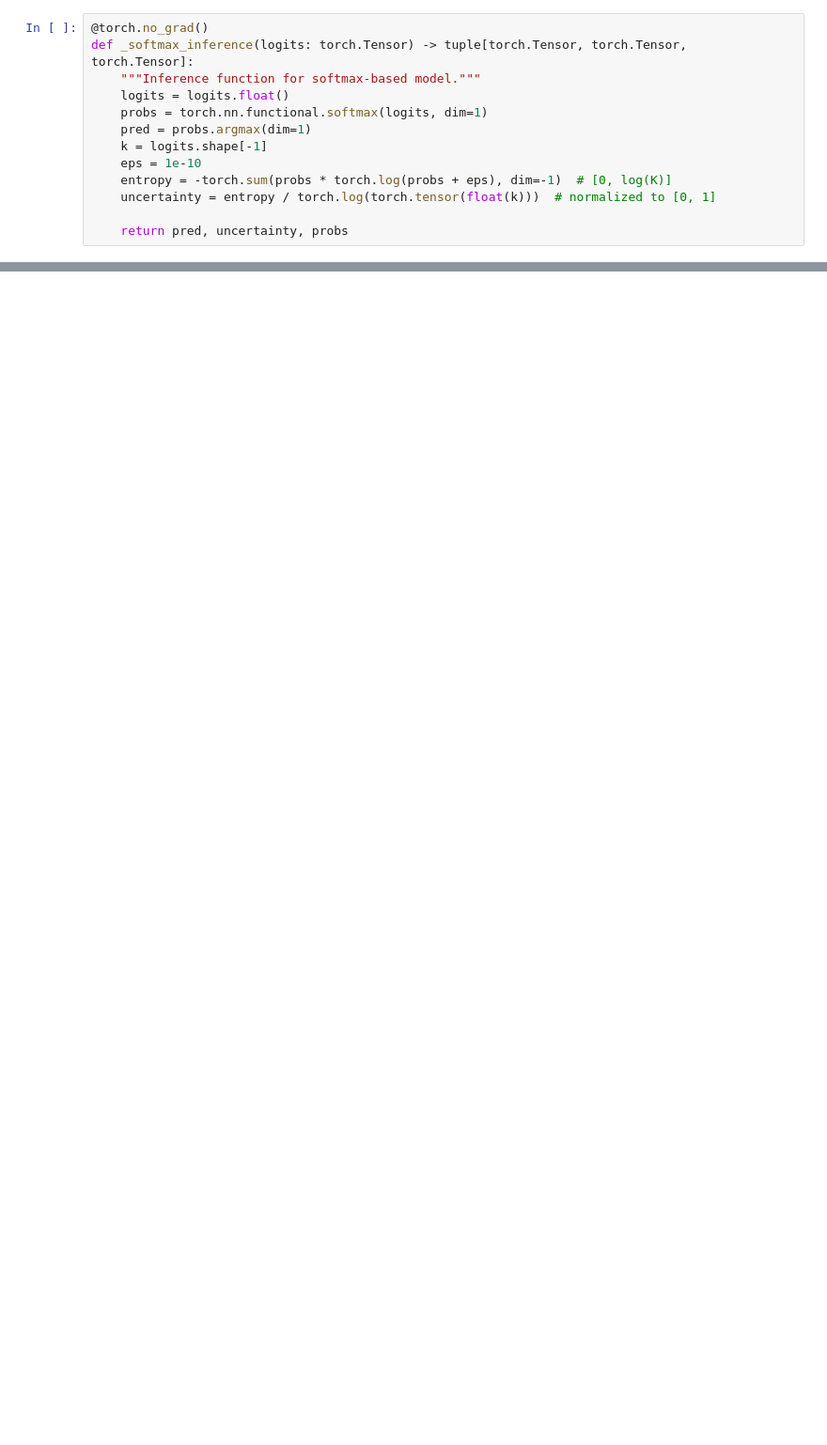
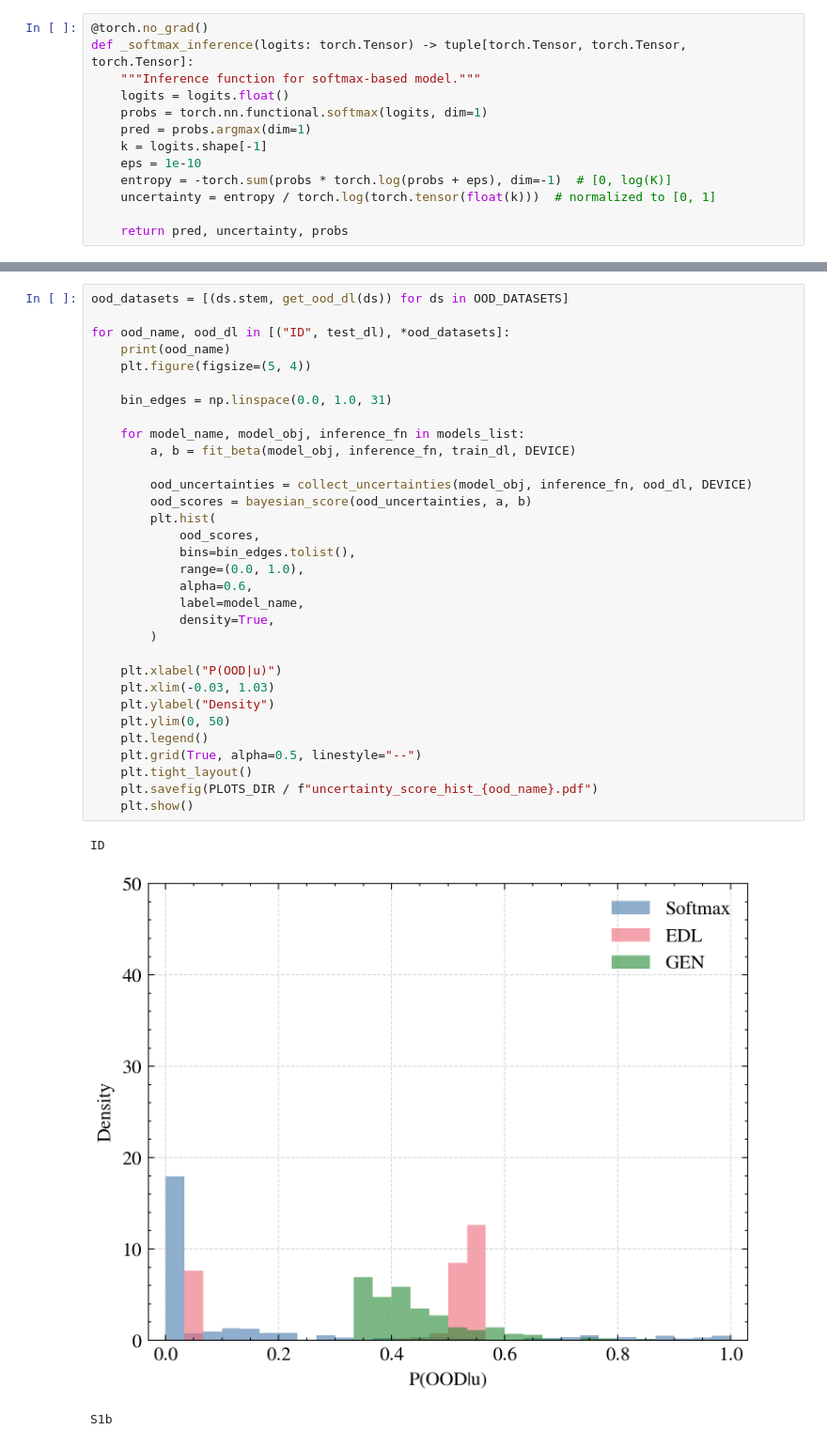
Before and after one commit to LucaCtt/csi-vae, a Jupyter notebook: notebooks/edl.ipynb, the cells around one changed output, grey strips where cells are left out. Shown at 94% size. Cells and saved outputs as stored; diff of their text form; blank space fills up the shorter version.

```diff
--- a/notebooks/edl.ipynb
+++ b/notebooks/edl.ipynb
@@ -364,0 +421,36 @@ def kde_fit(
+# %%
+ood_datasets = [(ds.stem, get_ood_dl(ds)) for ds in OOD_DATASETS]
+
+for ood_name, ood_dl in [("ID", test_dl), *ood_datasets]:
+    print(ood_name)
+    plt.figure(figsize=(5, 4))
+
+    bin_edges = np.linspace(0.0, 1.0, 31)
+
+    for model_name, model_obj, inference_fn in models_list:
+        a, b = fit_beta(model_obj, inference_fn, train_dl, DEVICE)
+
+        ood_uncertainties = collect_uncertainties(model_obj, inference_fn, ood_dl, DEVICE)
+        ood_scores = bayesian_score(ood_uncertainties, a, b)
+        plt.hist(
+            ood_scores,
+            bins=bin_edges.tolist(),
+            range=(0.0, 1.0),
+            alpha=0.6,
+            label=model_name,
+            density=True,
+        )
+
+    plt.xlabel("P(OOD|u)")
+    plt.xlim(-0.03, 1.03)
+    plt.ylabel("Density")
+    plt.ylim(0, 50)
+    plt.legend()
+    plt.grid(True, alpha=0.5, linestyle="--")
+    plt.tight_layout()
+    plt.savefig(PLOTS_DIR / f"uncertainty_score_hist_{ood_name}.pdf")
+    plt.show()
+# %% [output]
+ID
+[figure, added]
+S1b
```
Also changed, not shown: parts of 19 cells of this notebook, 15 other files.
